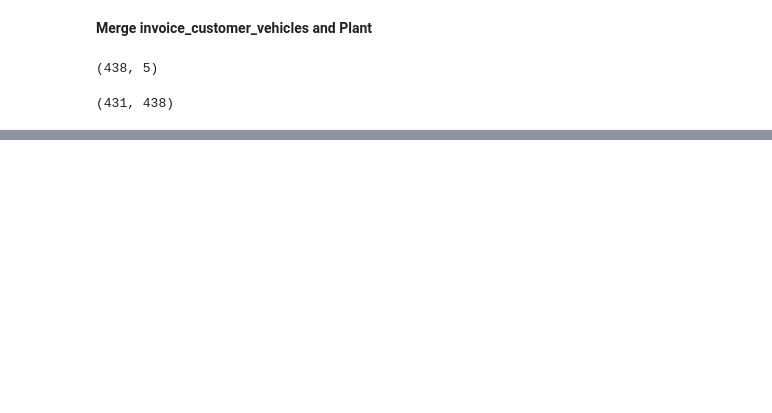
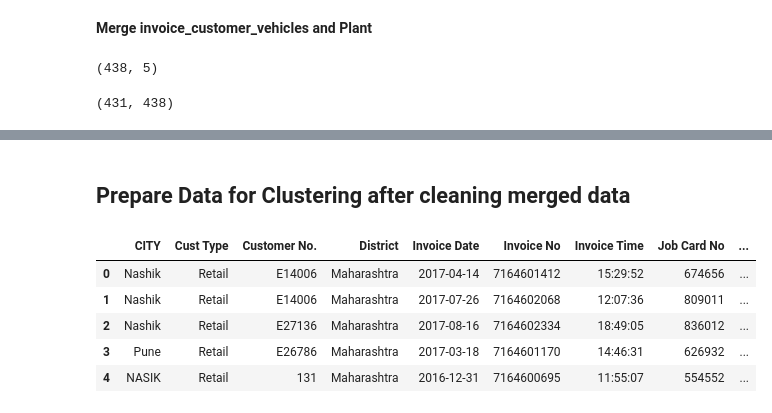
Before and after one commit to shailendrajain2892/GA_DSMP_5Jan2019, a Jupyter notebook: Capstone_Mahindra_First_Choice.ipynb, the cells around one changed output, grey strips where cells are left out. Drawn from its saved outputs; the diff is of its cells as text; code cells hidden in the pictures; blank space fills up the shorter version.

```diff
--- a/Capstone_Mahindra_First_Choice.ipynb
+++ b/Capstone_Mahindra_First_Choice.ipynb
@@ -420,0 +438,11 @@ invoice_customer_vehicles_plant.shape
+# %% [markdown]
+## Prepare Data for Clustering after cleaning merged data
+# %%
+invoice_customer_vehicles_plant.head()
+# %% [output]
+|  | CITY | Cust Type | Customer No. | District | Invoice Date | Invoice No | Invoice Time | Job Card No | ... |
+| 0 | Nashik | Retail | E14006 | Maharashtra | 2017-04-14 | 7164601412 | 15:29:52 | 674656 | ... |
+| 1 | Nashik | Retail | E14006 | Maharashtra | 2017-07-26 | 7164602068 | 12:07:36 | 809011 | ... |
+| 2 | Nashik | Retail | E27136 | Maharashtra | 2017-08-16 | 7164602334 | 18:49:05 | 836012 | ... |
+| 3 | Pune | Retail | E26786 | Maharashtra | 2017-03-18 | 7164601170 | 14:46:31 | 626932 | ... |
+| 4 | NASIK | Retail | 131 | Maharashtra | 2016-12-31 | 7164600695 | 11:55:07 | 554552 | ... |
```
Also changed, not shown: parts of 47 cells of this notebook.
